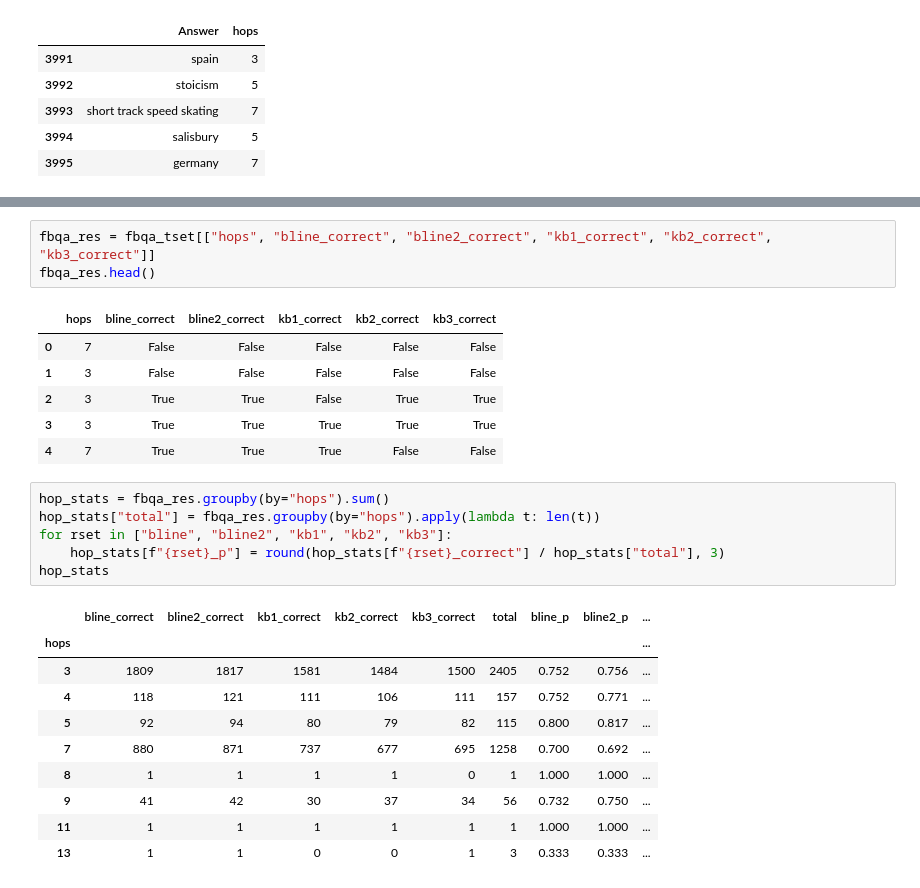
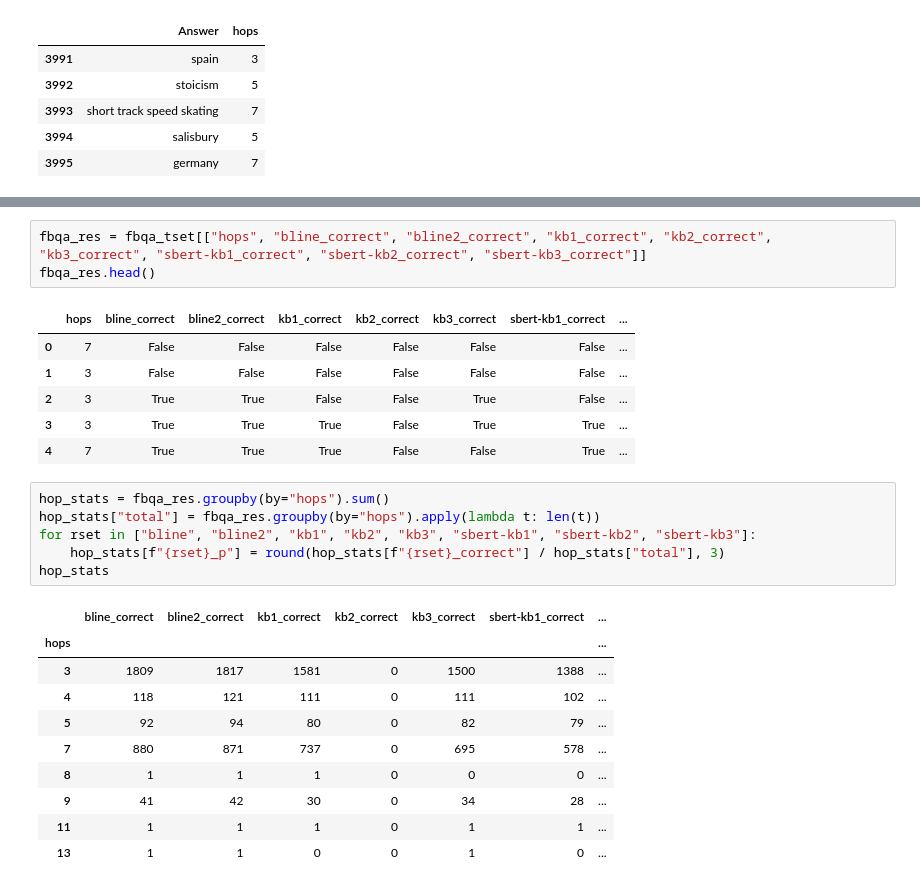
Before and after one commit to plaunezkiy/dissertation, a Jupyter notebook: code/2_kg_inference/kb1/results.ipynb, the cells around one changed output, grey strips where cells are left out. Saved outputs shown, nothing was run; the diff lists cells and outputs as text.

```diff
--- a/code/2_kg_inference/kb1/results.ipynb
+++ b/code/2_kg_inference/kb1/results.ipynb
@@ -131,29 +142,29 @@ For example, when doing 'df[col].method(value, inplace=True)', try using 'df.met
 # %%
-fbqa_res = fbqa_tset[["hops", "bline_correct", "bline2_correct", "kb1_correct", "kb2_correct", "kb3_correct"]]
+fbqa_res = fbqa_tset[["hops", "bline_correct", "bline2_correct", "kb1_correct", "kb2_correct", "kb3_correct", "sbert-kb1_correct", "sbert-kb2_correct", "sbert-kb3_correct"]]
 fbqa_res.head()
 # %% [output]
-|  | hops | bline_correct | bline2_correct | kb1_correct | kb2_correct | kb3_correct |
-| 0 | 7 | False | False | False | False | False |
-| 1 | 3 | False | False | False | False | False |
-| 2 | 3 | True | True | False | True | True |
-| 3 | 3 | True | True | True | True | True |
-| 4 | 7 | True | True | True | False | False |
+|  | hops | bline_correct | bline2_correct | kb1_correct | kb2_correct | kb3_correct | sbert-kb1_correct | ... |
+| 0 | 7 | False | False | False | False | False | False | ... |
+| 1 | 3 | False | False | False | False | False | False | ... |
+| 2 | 3 | True | True | False | False | True | False | ... |
+| 3 | 3 | True | True | True | False | True | True | ... |
+| 4 | 7 | True | True | True | False | False | True | ... |
 # %%
 hop_stats = fbqa_res.groupby(by="hops").sum()
 hop_stats["total"] = fbqa_res.groupby(by="hops").apply(lambda t: len(t))
-for rset in ["bline", "bline2",	"kb1", "kb2", "kb3"]:
+for rset in ["bline", "bline2",	"kb1", "kb2", "kb3", "sbert-kb1", "sbert-kb2", "sbert-kb3"]:
     hop_stats[f"{rset}_p"] = round(hop_stats[f"{rset}_correct"] / hop_stats["total"], 3)
 hop_stats
 # %% [output]
-|  | bline_correct | bline2_correct | kb1_correct | kb2_correct | kb3_correct | total | bline_p | bline2_p | ... |
-| hops |  |  |  |  |  |  |  |  | ... |
-| 3 | 1809 | 1817 | 1581 | 1484 | 1500 | 2405 | 0.752 | 0.756 | ... |
-| 4 | 118 | 121 | 111 | 106 | 111 | 157 | 0.752 | 0.771 | ... |
-| 5 | 92 | 94 | 80 | 79 | 82 | 115 | 0.800 | 0.817 | ... |
-| 7 | 880 | 871 | 737 | 677 | 695 | 1258 | 0.700 | 0.692 | ... |
-| 8 | 1 | 1 | 1 | 1 | 0 | 1 | 1.000 | 1.000 | ... |
-| 9 | 41 | 42 | 30 | 37 | 34 | 56 | 0.732 | 0.750 | ... |
-| 11 | 1 | 1 | 1 | 1 | 1 | 1 | 1.000 | 1.000 | ... |
-| 13 | 1 | 1 | 0 | 0 | 1 | 3 | 0.333 | 0.333 | ... |
+|  | bline_correct | bline2_correct | kb1_correct | kb2_correct | kb3_correct | sbert-kb1_correct | ... |
+| hops |  |  |  |  |  |  | ... |
+| 3 | 1809 | 1817 | 1581 | 0 | 1500 | 1388 | ... |
+| 4 | 118 | 121 | 111 | 0 | 111 | 102 | ... |
+| 5 | 92 | 94 | 80 | 0 | 82 | 79 | ... |
+| 7 | 880 | 871 | 737 | 0 | 695 | 578 | ... |
+| 8 | 1 | 1 | 1 | 0 | 0 | 0 | ... |
+| 9 | 41 | 42 | 30 | 0 | 34 | 28 | ... |
+| 11 | 1 | 1 | 1 | 0 | 1 | 1 | ... |
+| 13 | 1 | 1 | 0 | 0 | 1 | 0 | ... |
 # %%
 print("FBQA")
```
Also changed, not shown: parts of 5 cells of this notebook, 15 other files.
